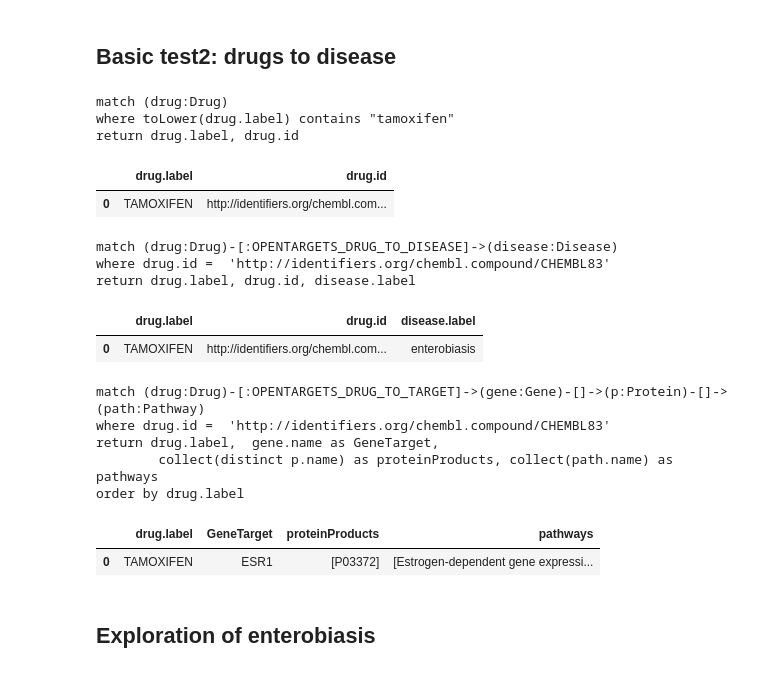
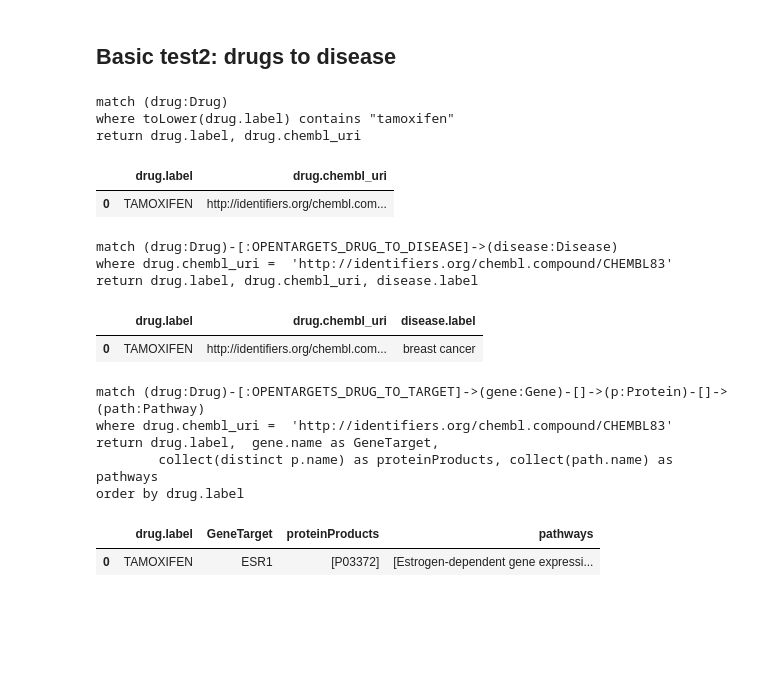
Before and after one commit to mvab/epigraphdb-breast-cancer, a Jupyter notebook: breast_cancer_positive_controls.ipynb, the cells around one changed output. Drawn from its saved outputs; the diff is of its cells as text; code cells hidden in the pictures; blank space fills up the shorter version.

Commit message:
problem with enterobiasis has been resolved

```diff
--- a/breast_cancer_positive_controls.ipynb
+++ b/breast_cancer_positive_controls.ipynb
@@ -2,10 +2,11 @@
 import pandas as pd
 import json
 from environs import Env
-from graph_functions import query_to_df,start_graph_session
+from graph_functions import query_to_df,start_graph_session,start_graph_session_crashdown
 from IPython.display import Image
 
 
 env = Env()
-session = start_graph_session(env)
+#session = start_graph_session(env)
+session = start_graph_session_crashdown(env)
 # %% [output]
@@ -135,36 +136,36 @@ return drug.label, gene.name, disease.name,
 query="""
 match (drug:Drug)
 where toLower(drug.label) contains "tamoxifen"
-return drug.label, drug.id
+return drug.label, drug.chembl_uri
 """
 df= query_to_df(session, query)
 df
 # %% [output]
 match (drug:Drug)
 where toLower(drug.label) contains "tamoxifen"
-return drug.label, drug.id
+return drug.label, drug.chembl_uri
-|  | drug.label | drug.id |
+|  | drug.label | drug.chembl_uri |
 | 0 | TAMOXIFEN | http://identifiers.org/chembl.com... |
 # %%
 # drugs to disease
 query="""
 match (drug:Drug)-[:OPENTARGETS_DRUG_TO_DISEASE]->(disease:Disease)
-where drug.id =  'http://identifiers.org/chembl.compound/CHEMBL83'
-return drug.label, drug.id, disease.label
+where drug.chembl_uri =  'http://identifiers.org/chembl.compound/CHEMBL83'
+return drug.label, drug.chembl_uri, disease.label
 """
 df= query_to_df(session, query)
 df
 # %% [output]
 match (drug:Drug)-[:OPENTARGETS_DRUG_TO_DISEASE]->(disease:Disease)
-where drug.id =  'http://identifiers.org/chembl.compound/CHEMBL83'
-return drug.label, drug.id, disease.label
+where drug.chembl_uri =  'http://identifiers.org/chembl.compound/CHEMBL83'
+return drug.label, drug.chembl_uri, disease.label
-|  | drug.label | drug.id | disease.label |
-| 0 | TAMOXIFEN | http://identifiers.org/chembl.com... | enterobiasis |
+|  | drug.label | drug.chembl_uri | disease.label |
+| 0 | TAMOXIFEN | http://identifiers.org/chembl.com... | breast cancer |
 # %%
 # drug to gene to protein to pathway
 query="""
 match (drug:Drug)-[:OPENTARGETS_DRUG_TO_TARGET]->(gene:Gene)-[]->(p:Protein)-[]->(path:Pathway)
-where drug.id =  'http://identifiers.org/chembl.compound/CHEMBL83'
+where drug.chembl_uri =  'http://identifiers.org/chembl.compound/CHEMBL83'
 return drug.label,  gene.name as GeneTarget,
         collect(distinct p.name) as proteinProducts, collect(path.name) as pathways
 order by drug.label
@@ -173,11 +174,9 @@ df= query_to_df(session, query)
 df
 # %% [output]
 match (drug:Drug)-[:OPENTARGETS_DRUG_TO_TARGET]->(gene:Gene)-[]->(p:Protein)-[]->(path:Pathway)
-where drug.id =  'http://identifiers.org/chembl.compound/CHEMBL83'
+where drug.chembl_uri =  'http://identifiers.org/chembl.compound/CHEMBL83'
 return drug.label,  gene.name as GeneTarget,
         collect(distinct p.name) as proteinProducts, collect(path.name) as pathways
 order by drug.label
 |  | drug.label | GeneTarget | proteinProducts | pathways |
 | 0 | TAMOXIFEN | ESR1 | [P03372] | [Estrogen-dependent gene expressi... |
-# %% [markdown]
-## Exploration of enterobiasis
```
Also changed, not shown: parts of 10 cells of this notebook, 1 other file.
